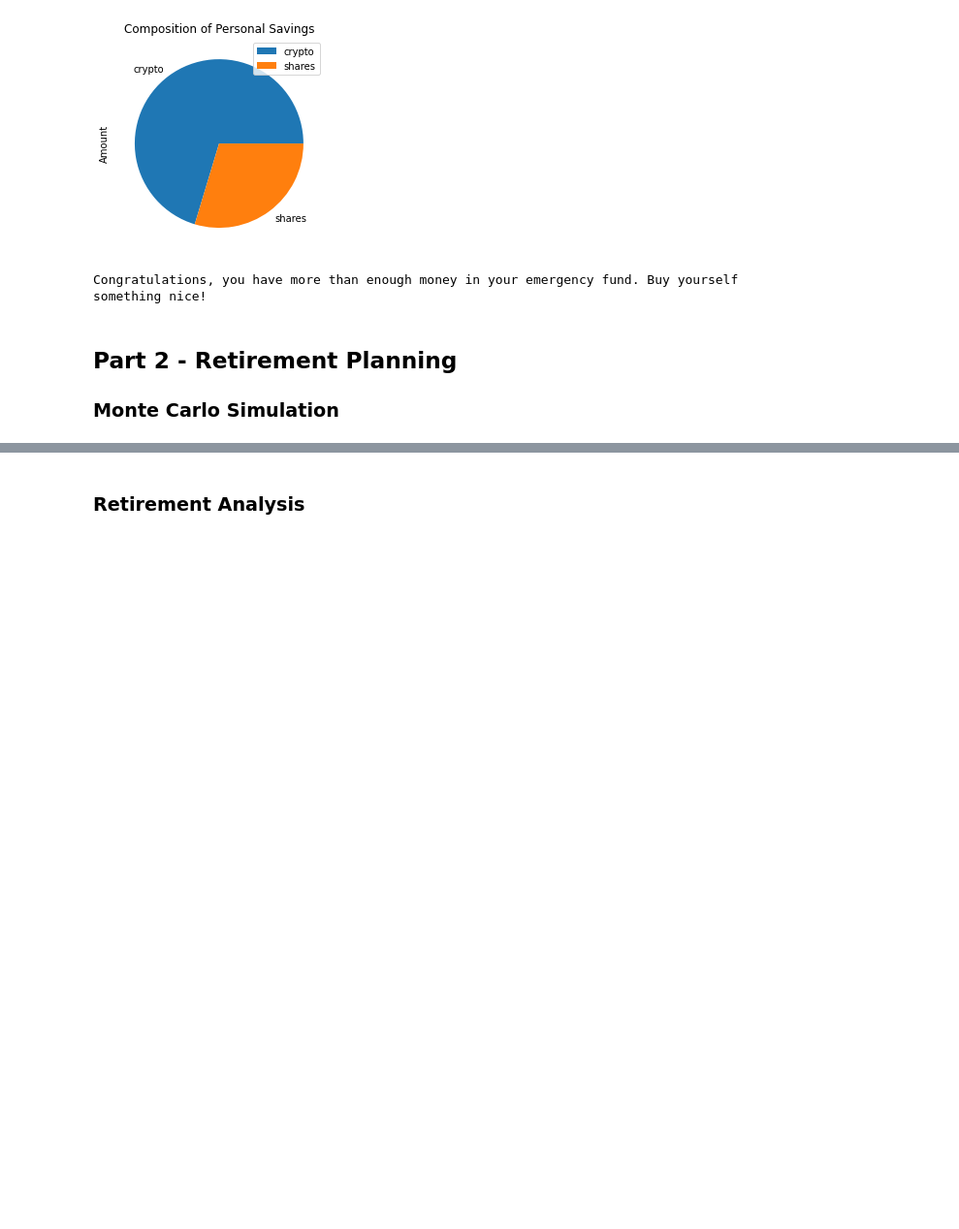
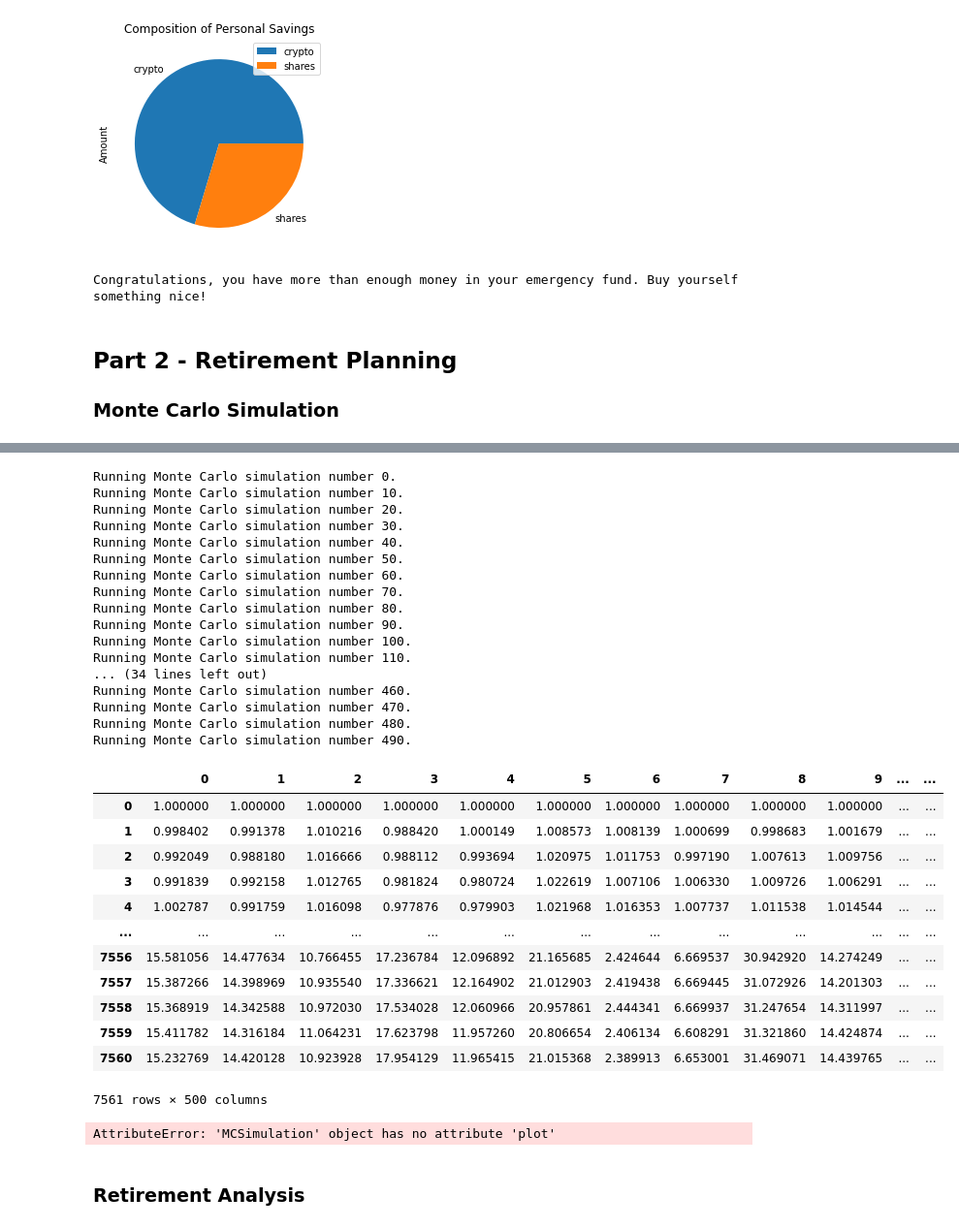
Before and after one commit to rl-work/API, a Jupyter notebook: API Financial Planning/Financial_Planner.ipynb, the cells around one changed output, grey strips where cells are left out. Shown: that part at 97% size. Cells and saved outputs as stored; diff of their text form; code cells hidden in the pictures; blank space fills up the shorter version.

Commit message:
monte

```diff
--- a/API Financial Planning/Financial_Planner.ipynb
+++ b/API Financial Planning/Financial_Planner.ipynb
@@ -188,6 +180,6 @@ IndexError: Too many levels: Index has only 1 level, not 2
 # %%
 # Get 5 years' worth of historical data for SPY and AGG
-df_savings = alpaca.get_barset(
+df_savings = api.get_barset(
     tickers,
     timeframe,
     start=start_date,
@@ -202,7 +220,8 @@ NameError: name 'end_date' is not defined
 # %%
 # Configuring a Monte Carlo simulation to forecast 30 years cumulative returns
 MC_stock_data = MCSimulation(
-    portfolio_data = ticker_data,
-    num_simulation = num_sims,
+    portfolio_data = df_savings,
+    weights=[.40, .60],
+    num_simulation = 500,
     num_trading_days = 252*30
 )
@@ -214,21 +239,42 @@ print(MC_stock_data)
 # %%
 # Running a Monte Carlo simulation to forecast 30 years cumulative returns
-line_plot = MC_thirtyyear.plot_simulation()
-
-# Set number of simulations
-num_sims = 500
-
-# Configure a Monte Carlo simulation to forecast three years daily returns
-MC_SPY = MCSimulation(
-    portfolio_data = ticker_data,
-    num_simulation = num_sims,
-    num_trading_days = 252*3
-)
-
-MC_SPY.calc_cumulative_return()
+MC_stock_data.calc_cumulative_return()
+# %% [output]
+Running Monte Carlo simulation number 0.
+Running Monte Carlo simulation number 10.
+Running Monte Carlo simulation number 20.
+Running Monte Carlo simulation number 30.
+Running Monte Carlo simulation number 40.
+Running Monte Carlo simulation number 50.
+Running Monte Carlo simulation number 60.
+Running Monte Carlo simulation number 70.
+Running Monte Carlo simulation number 80.
+Running Monte Carlo simulation number 90.
+Running Monte Carlo simulation number 100.
+Running Monte Carlo simulation number 110.
+... (34 lines left out)
+Running Monte Carlo simulation number 460.
+Running Monte Carlo simulation number 470.
+Running Monte Carlo simulation number 480.
+Running Monte Carlo simulation number 490.
+|  | 0 | 1 | 2 | 3 | 4 | 5 | 6 | 7 | 8 | 9 | ... | ... |
+| 0 | 1.000000 | 1.000000 | 1.000000 | 1.000000 | 1.000000 | 1.000000 | 1.000000 | 1.000000 | 1.000000 | 1.000000 | ... | ... |
+| 1 | 0.998402 | 0.991378 | 1.010216 | 0.988420 | 1.000149 | 1.008573 | 1.008139 | 1.000699 | 0.998683 | 1.001679 | ... | ... |
+| 2 | 0.992049 | 0.988180 | 1.016666 | 0.988112 | 0.993694 | 1.020975 | 1.011753 | 0.997190 | 1.007613 | 1.009756 | ... | ... |
+| 3 | 0.991839 | 0.992158 | 1.012765 | 0.981824 | 0.980724 | 1.022619 | 1.007106 | 1.006330 | 1.009726 | 1.006291 | ... | ... |
+| 4 | 1.002787 | 0.991759 | 1.016098 | 0.977876 | 0.979903 | 1.021968 | 1.016353 | 1.007737 | 1.011538 | 1.014544 | ... | ... |
+| ... | ... | ... | ... | ... | ... | ... | ... | ... | ... | ... | ... | ... |
+| 7556 | 15.581056 | 14.477634 | 10.766455 | 17.236784 | 12.096892 | 21.165685 | 2.424644 | 6.669537 | 30.942920 | 14.274249 | ... | ... |
+| 7557 | 15.387266 | 14.398969 | 10.935540 | 17.336621 | 12.164902 | 21.012903 | 2.419438 | 6.669445 | 31.072926 | 14.201303 | ... | ... |
+| 7558 | 15.368919 | 14.342588 | 10.972030 | 17.534028 | 12.060966 | 20.957861 | 2.444341 | 6.669937 | 31.247654 | 14.311997 | ... | ... |
+| 7559 | 15.411782 | 14.316184 | 11.064231 | 17.623798 | 11.957260 | 20.806654 | 2.406134 | 6.608291 | 31.321860 | 14.424874 | ... | ... |
+| 7560 | 15.232769 | 14.420128 | 10.923928 | 17.954129 | 11.965415 | 21.015368 | 2.389913 | 6.653001 | 31.469071 | 14.439765 | ... | ... |
+7561 rows × 500 columns
 # %%
 # Plot simulation outcomes
-df_stock_data.plot(title="500 Simulations of Cumulative Portfolio Return Trajectories Over the Next 7560 Trading Days")
+MC_stock_data.plot(title="500 Simulations of Cumulative Portfolio Return Trajectories Over the Next 7560 Trading Days")
+# %% [output]
+AttributeError: 'MCSimulation' object has no attribute 'plot'
 # %%
 # Plot probability distribution and confidence intervals
 dist_plot = MC_fiveyear.plot_distribution()
```
Also changed, not shown: parts of 9 cells of this notebook.
